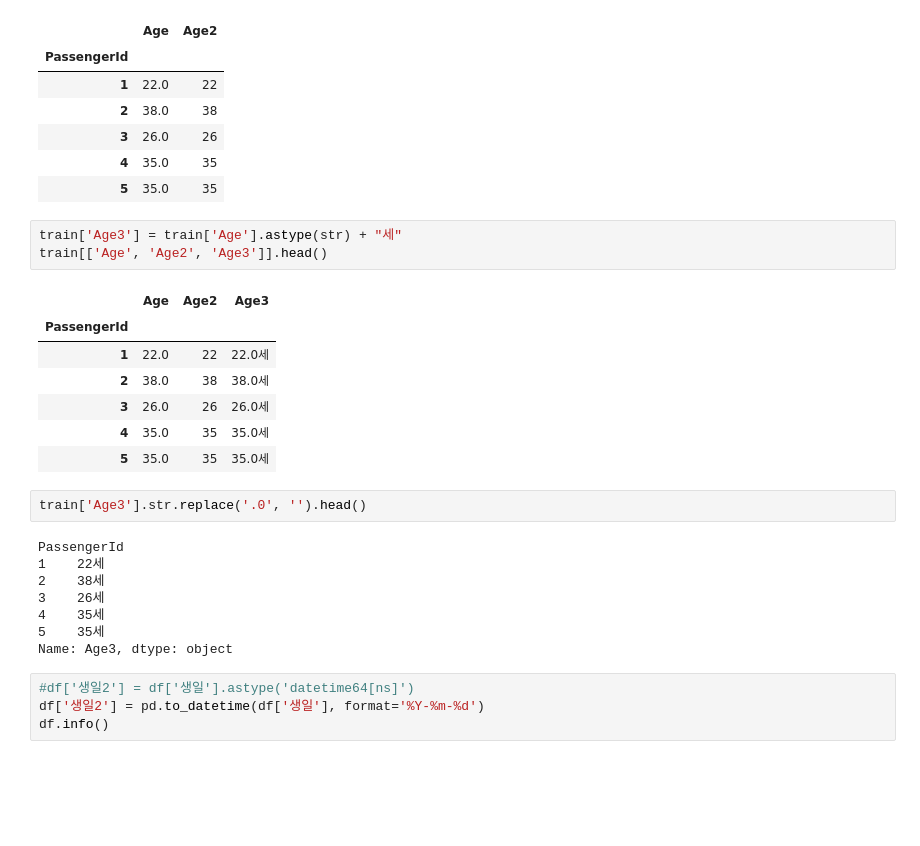
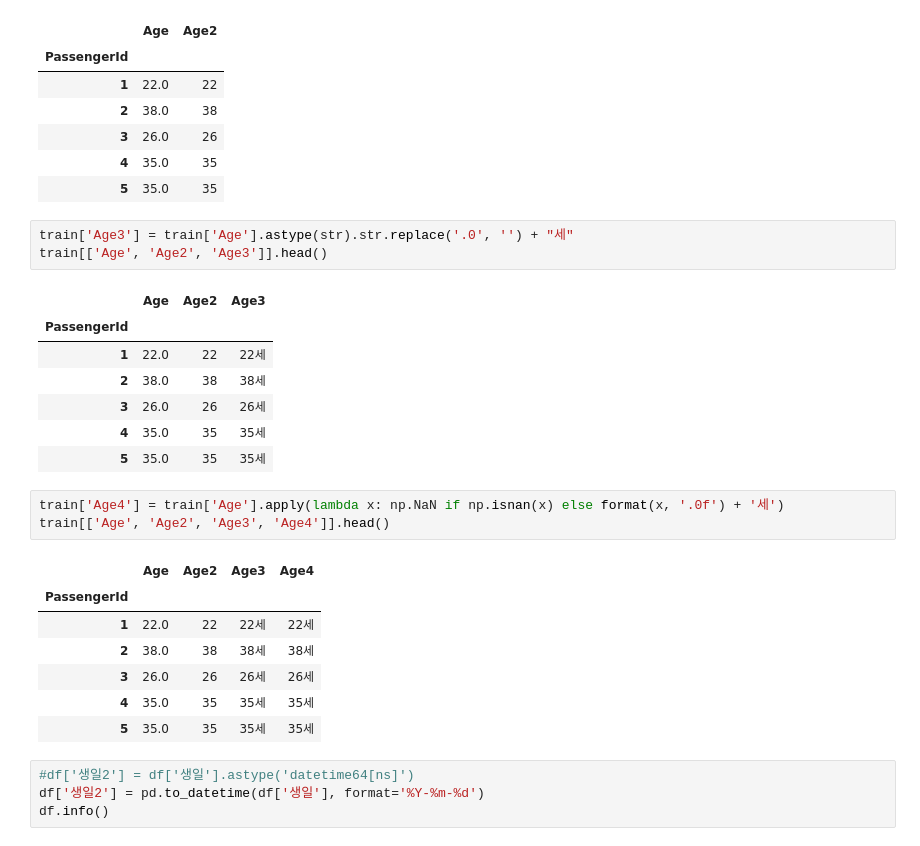
Before and after one commit to kinonia/python-note, a Jupyter notebook: 20.dataframe-demo.ipynb, the cells around one changed output. Saved outputs shown, nothing was run; the diff lists cells and outputs as text; blank space fills up the shorter version.

Commit message:
숫자변환 NaN이 있는 경우 apply

```diff
--- a/20.dataframe-demo.ipynb
+++ b/20.dataframe-demo.ipynb
@@ -774,26 +774,27 @@ train[['Age', 'Age2']].head()
 | 4 | 35.0 | 35 |
 | 5 | 35.0 | 35 |
 # %%
-train['Age3'] = train['Age'].astype(str) + "세"
+train['Age3'] = train['Age'].astype(str).str.replace('.0', '') + "세"
 train[['Age', 'Age2', 'Age3']].head()
 # %% [output]
 |  | Age | Age2 | Age3 |
 | PassengerId |  |  |  |
-| 1 | 22.0 | 22 | 22.0세 |
-| 2 | 38.0 | 38 | 38.0세 |
-| 3 | 26.0 | 26 | 26.0세 |
-| 4 | 35.0 | 35 | 35.0세 |
-| 5 | 35.0 | 35 | 35.0세 |
+| 1 | 22.0 | 22 | 22세 |
+| 2 | 38.0 | 38 | 38세 |
+| 3 | 26.0 | 26 | 26세 |
+| 4 | 35.0 | 35 | 35세 |
+| 5 | 35.0 | 35 | 35세 |
-# %%
-train['Age3'].str.replace('.0', '').head()
-# %% [output]
-PassengerId
-1    22세
-2    38세
-3    26세
-4    35세
-5    35세
-Name: Age3, dtype: object
+# %%
+train['Age4'] = train['Age'].apply(lambda x: np.NaN if np.isnan(x) else format(x, '.0f') + '세')
+train[['Age', 'Age2', 'Age3', 'Age4']].head()
+# %% [output]
+|  | Age | Age2 | Age3 | Age4 |
+| PassengerId |  |  |  |  |
+| 1 | 22.0 | 22 | 22세 | 22세 |
+| 2 | 38.0 | 38 | 38세 | 38세 |
+| 3 | 26.0 | 26 | 26세 | 26세 |
+| 4 | 35.0 | 35 | 35세 | 35세 |
+| 5 | 35.0 | 35 | 35세 | 35세 |
 # %%
 #df['생일2'] = df['생일'].astype('datetime64[ns]')
 df['생일2'] = pd.to_datetime(df['생일'], format='%Y-%m-%d')
```
